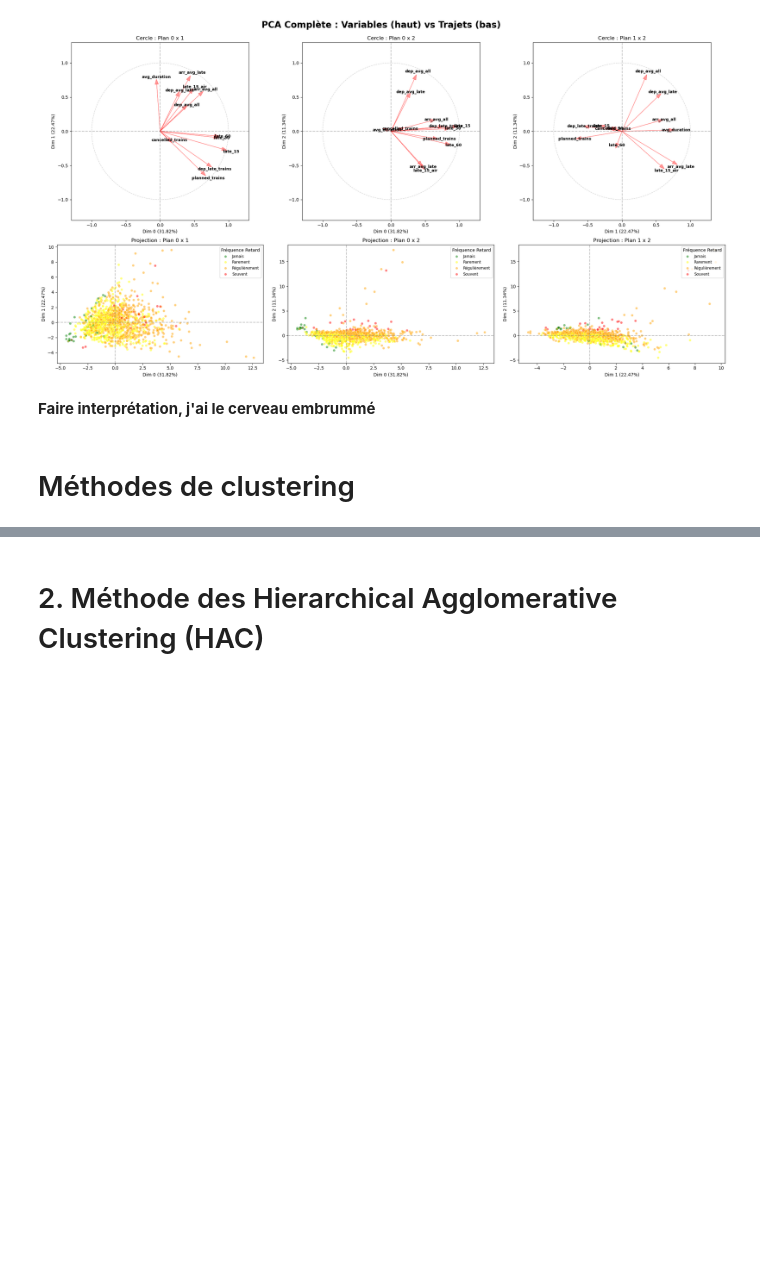
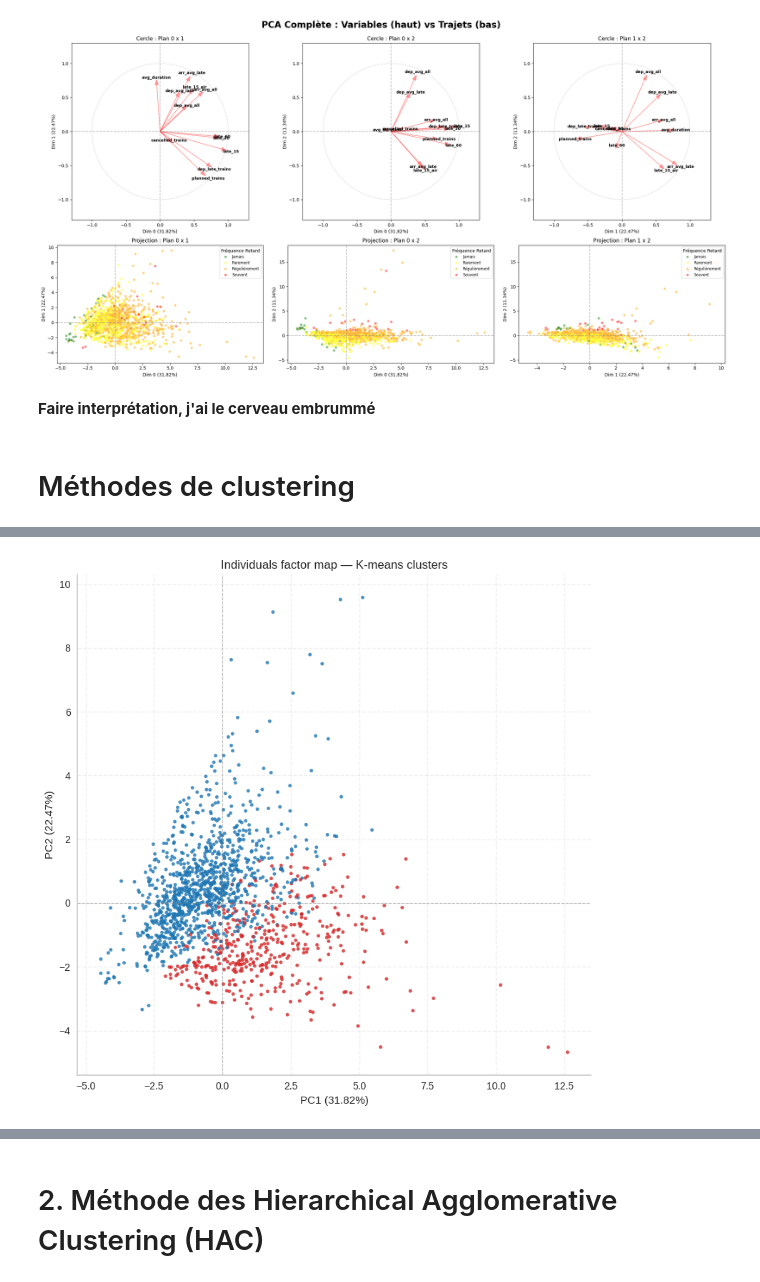
Before and after one commit to Clara-Lst/Projet_AD, a Jupyter notebook: AD-projet-python -clustering-clara.ipynb, the cells around one changed output, grey strips where cells are left out. Saved outputs shown, nothing was run; the diff lists cells and outputs as text; code cells hidden in the pictures; blank space fills up the shorter version.

```diff
--- a/AD-projet-python -clustering-clara.ipynb
+++ b/AD-projet-python -clustering-clara.ipynb
@@ -431,0 +527,25 @@ plt.show()
+# %%
+coords = pca.transform(df_pca)
+colors = ["#1f77b4", "#d62728"] #bleu et rouge
+
+fig, ax = plt.subplots(figsize=(8, 8))
+
+sc = ax.scatter(coords.iloc[:, 0], coords.iloc[:, 1],
+                c=[colors[i] for i in clusters_pca], s=10, alpha=0.8, cmap=cmap)
+
+ax.set_title("Individuals factor map — K-means clusters")
+
+ax.set_xlabel(f"PC1 ({pca.eigenvalues_summary.loc[0, '% of variance']})")
+ax.set_ylabel(f"PC2 ({pca.eigenvalues_summary.loc[1, '% of variance']})")
+
+ax.axhline(0, color="gray", linewidth=0.8, linestyle="--", alpha=0.5)
+ax.axvline(0, color="gray", linewidth=0.8, linestyle="--", alpha=0.5)
+ax.spines[["top", "right"]].set_visible(False)
+ax.grid(True, linestyle="--", alpha=0.3)
+
+#fig.colorbar(sc, ax=ax, ticks=range(K), label="Cluster")
+
+plt.tight_layout()
+plt.show()
+# %% [output]
+[figure, added]
```
Also changed, not shown: parts of 47 cells of this notebook.
